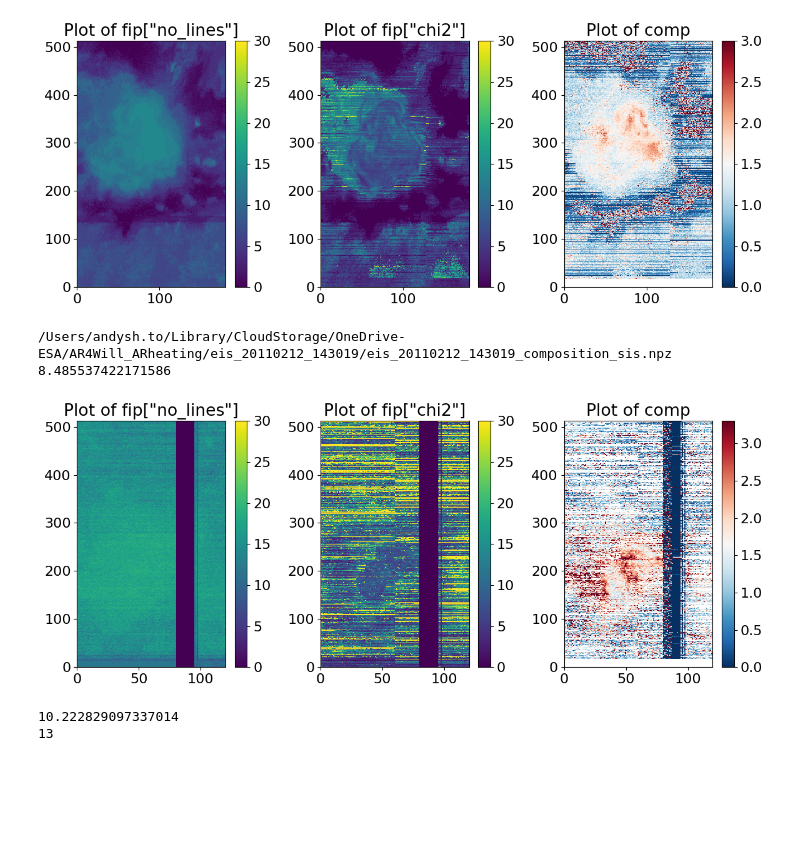
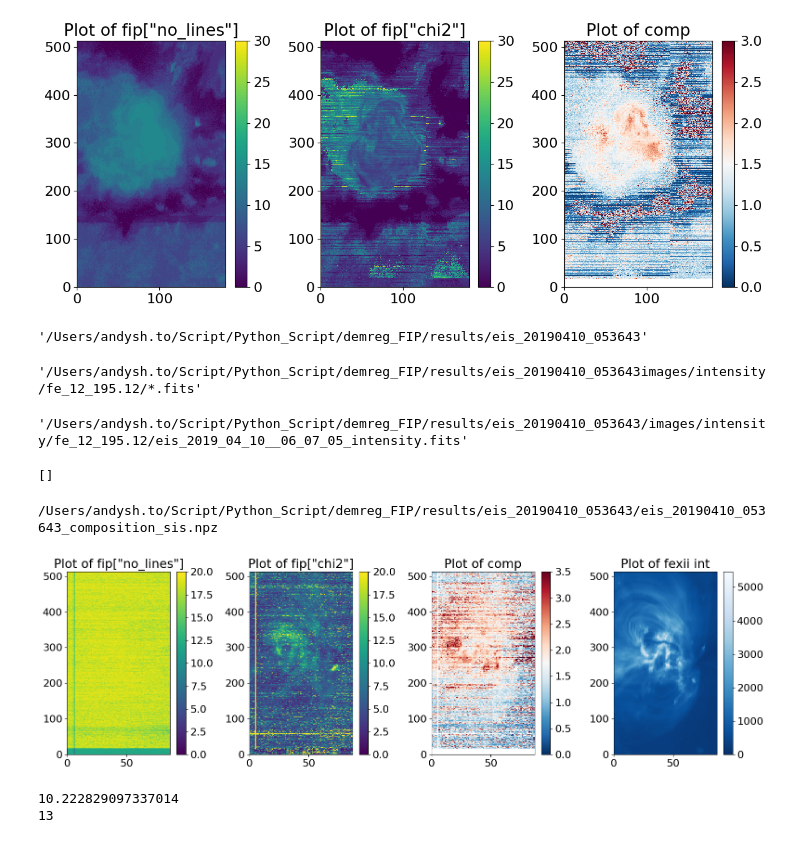
Before and after one commit to andyto1234/demreg_FIP, a Jupyter notebook: test.ipynb, the cells around one changed output. Cells and saved outputs as stored; diff of their text form; code cells hidden in the pictures; blank space fills up the shorter version.

```diff
--- a/test.ipynb
+++ b/test.ipynb
@@ -499,3 +499,11 @@ plt.show()
 /Users/andysh.to/Downloads/gazelle/results/eis_20071017_024748/eis_20071017_024748_composition_sis.npz
 2.9616280475233028
 [figure]
+# %%
+'/'.join(comp_file.split('/')[0:-1])+'images/intensity/fe_12_195.12/*.fits'
+# %% [output]
+'/Users/andysh.to/Script/Python_Script/demreg_FIP/results/eis_20190410_053643'
+# %%
+'/'.join(comp_file.split('/')[0:-1])+'images/intensity/fe_12_195.12/*.fits'
+# %% [output]
+'/Users/andysh.to/Script/Python_Script/demreg_FIP/results/eis_20190410_053643images/intensity/fe_12_195.12/*.fits'
@@ -502,38 +512,50 @@ plt.show()
+# %%
+int_file
+# %% [output]
+'/Users/andysh.to/Script/Python_Script/demreg_FIP/results/eis_20190410_053643/images/intensity/fe_12_195.12/eis_2019_04_10__06_07_05_intensity.fits'
+# %%
+int_file
+# %% [output]
+[]
 # %%
-fips = sorted(glob.glob('/Users/andysh.to/Script/Python_Script/demreg_FIP/results/eis_20071017_024748/eis_20071017_024748_composition_sis.npz'))
-# file = glob.glob('/Users/andysh.to/Library/CloudStorage/OneDrive-ESA/AR4Will_ARheating/eis_20110212_143019/eis_20110212_143019_composition_sis.npz')[0]
+# fips = sorted(glob.glob('/Users/andysh.to/Script/Python_Script/demreg_FIP/results/eis_20190410_053643/eis_20190410_053643_composition_sis.npz'))
+comp_file = '/Users/andysh.to/Script/Python_Script/demreg_FIP/results/eis_20190410_053643/eis_20190410_053643_composition_sis.npz'
+file = glob.glob(comp_file)[0]
+int_file = glob.glob('/'.join(comp_file.split('/')[0:-1])+'/images/intensity/fe_12_195.12/*.fits')
 
 print(file)
 fip = np.load(file)
 
 # Create a figure with 1 row and 2 columns for subplots
-fig, (ax1, ax2, ax3) = plt.subplots(1, 3, figsize=(12, 5))
+fig, (ax1, ax2, ax3, ax4) = plt.subplots(1, 4, figsize=(16, 5))
 
 # Plot the first dataset in the first subplot
-c1 = ax1.pcolormesh(fip['no_lines'], vmin=0, vmax=30, cmap='viridis')
+c1 = ax1.pcolormesh(fip['no_lines'], vmin=0, vmax=20, cmap='viridis')
 ax1.set_title('Plot of fip["no_lines"]')
 fig.colorbar(c1, ax=ax1)
 
 # Plot the second dataset in the second subplot
-c2 = ax2.pcolormesh(fip['chi2'], vmin=0, vmax=30, cmap='viridis')
+c2 = ax2.pcolormesh(fip['chi2'], vmin=0, vmax=20, cmap='viridis')
 ax2.set_title('Plot of fip["chi2"]')
 fig.colorbar(c2, ax=ax2)
 
 # Plot the second dataset in the second subplot
 comp = fip['composition']
 comp[np.where(fip['no_lines'] < fip['chi2'])]=np.nan
-c3 = ax3.pcolormesh(comp, vmin=0, vmax=3.3, cmap='RdBu_r')
+c3 = ax3.pcolormesh(comp, vmin=0, vmax=3.5, cmap='RdBu_r')
 ax3.set_title('Plot of comp')
 fig.colorbar(c3, ax=ax3)
 
-print(fip['chi2'][ypix, xpix])
+c4 = ax4.pcolormesh(sunpy.map.Map(int_file).data, cmap='Blues_r')
+ax4.set_title('Plot of fexii int')
+fig.colorbar(c4, ax=ax4)
+
 # Display the plots
 plt.tight_layout()
 plt.show()
 # %% [output]
-/Users/andysh.to/Library/CloudStorage/OneDrive-ESA/AR4Will_ARheating/eis_20110212_143019/eis_20110212_143019_composition_sis.npz
-8.485537422171586
+/Users/andysh.to/Script/Python_Script/demreg_FIP/results/eis_20190410_053643/eis_20190410_053643_composition_sis.npz
-[figure, old version]
+[figure, new version]
 # %%
 print(np.sum(((dn_in-dn_reg1)/edn_in)**2))
 print(len(dn_in))
```
Also changed, not shown: parts of 6 cells of this notebook, 4 other files.
